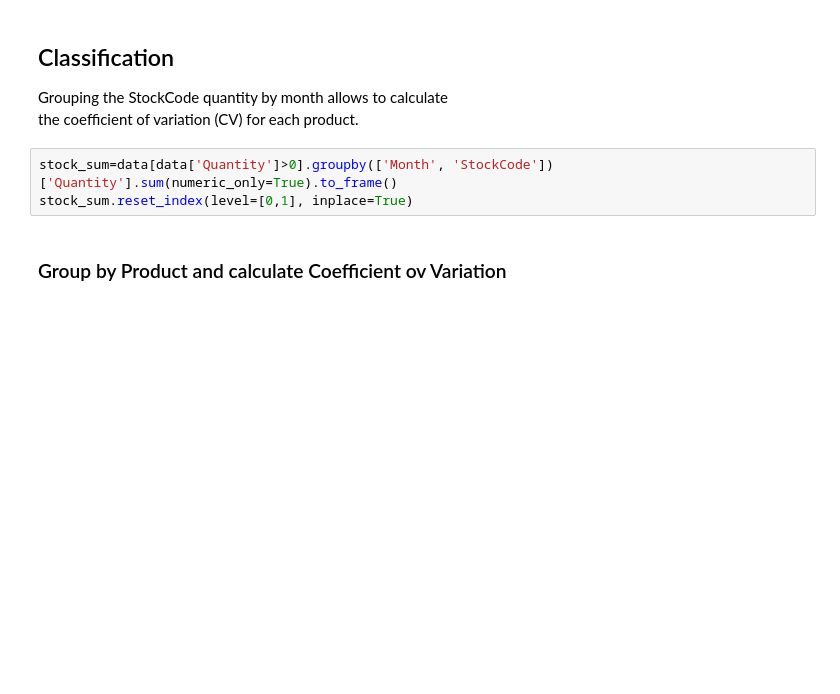
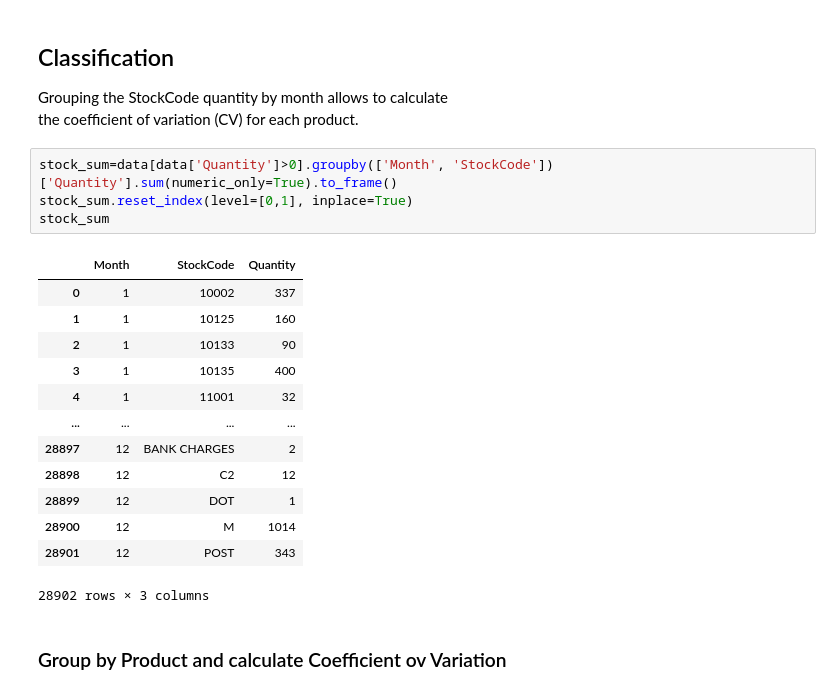
Before and after one commit to danmey89/E-Commerce-Anlaysis, a Jupyter notebook: online-retail.ipynb, the cells around one changed output. Saved outputs shown, nothing was run; the diff lists cells and outputs as text; blank space fills up the shorter version.

```diff
--- a/online-retail.ipynb
+++ b/online-retail.ipynb
@@ -359,6 +359,21 @@ the coefficient of variation (CV) for each product.
 # %%
 stock_sum=data[data['Quantity']>0].groupby(['Month', 'StockCode'])['Quantity'].sum(numeric_only=True).to_frame()
 stock_sum.reset_index(level=[0,1], inplace=True)
+stock_sum
+# %% [output]
+|  | Month | StockCode | Quantity |
+| 0 | 1 | 10002 | 337 |
+| 1 | 1 | 10125 | 160 |
+| 2 | 1 | 10133 | 90 |
+| 3 | 1 | 10135 | 400 |
+| 4 | 1 | 11001 | 32 |
+| ... | ... | ... | ... |
+| 28897 | 12 | BANK CHARGES | 2 |
+| 28898 | 12 | C2 | 12 |
+| 28899 | 12 | DOT | 1 |
+| 28900 | 12 | M | 1014 |
+| 28901 | 12 | POST | 343 |
+28902 rows × 3 columns
 # %% [markdown]
 ### Group by Product and calculate Coefficient ov Variation
 # %%
```
Also changed, not shown: 2 other files.
